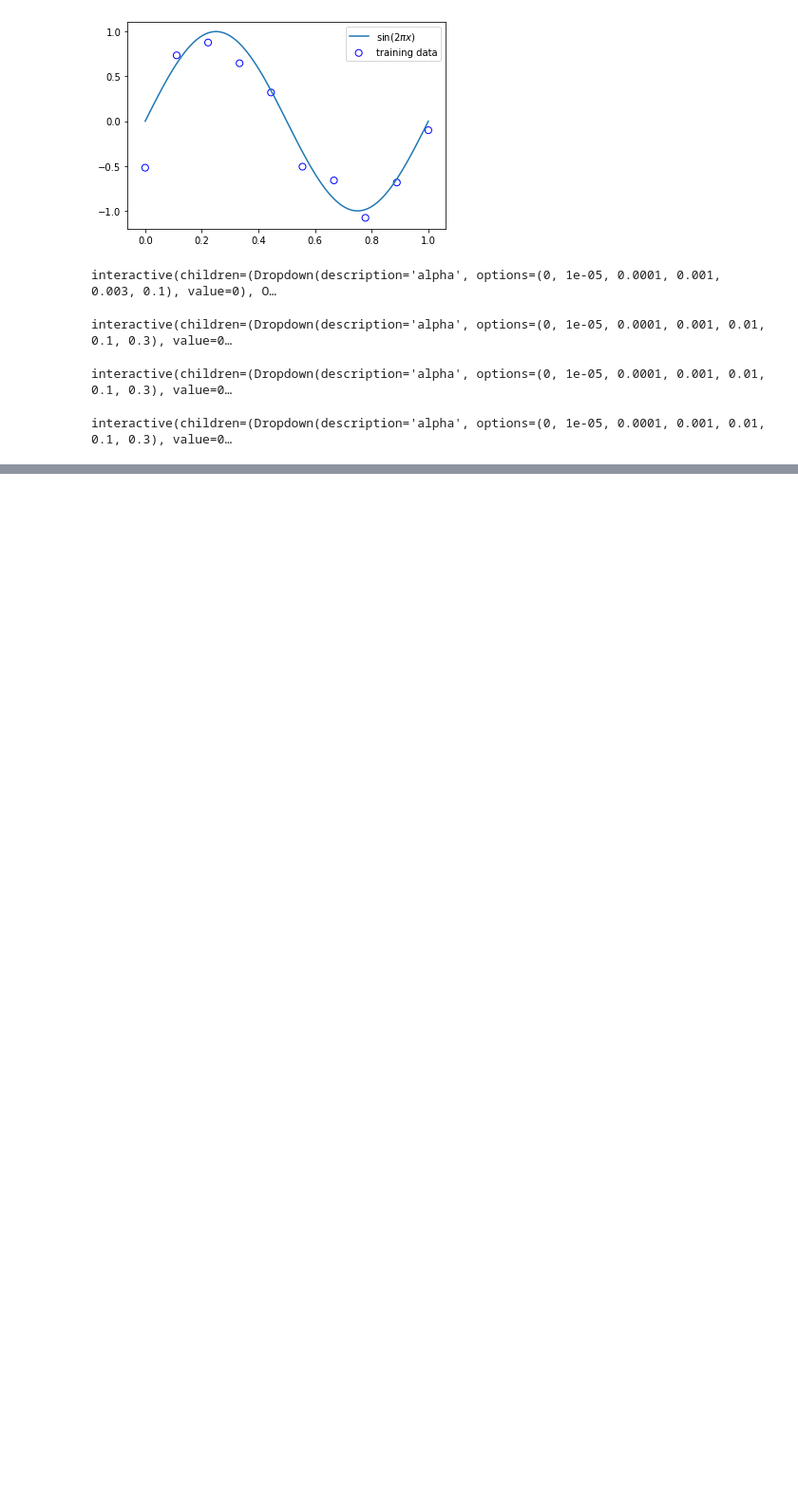
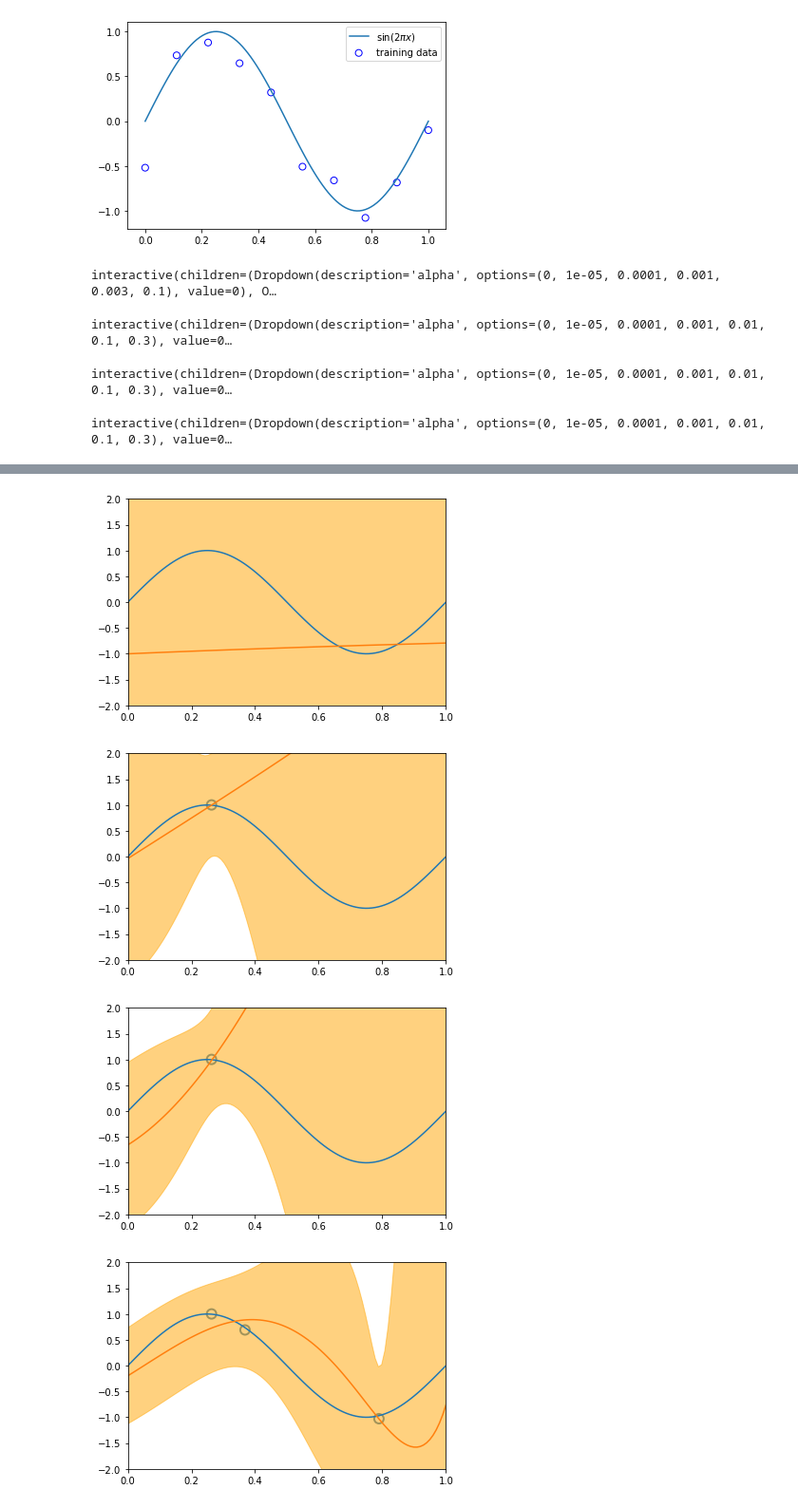
Before and after one commit to enghinomer/ML, a Jupyter notebook: Ch3.ipynb, the cells around one changed output, grey strips where cells are left out. Shown: that part at 95% size. Saved outputs shown, nothing was run; the diff lists cells and outputs as text; code cells hidden in the pictures; blank space fills up the shorter version.

```diff
--- a/Ch3.ipynb
+++ b/Ch3.ipynb
@@ -193,0 +307,30 @@ res2 = minimize(costFunctionReg, initial_theta, args=(C, XX, y), method=None, ja
+# %%
+x_train, y_train = create_toy_data(sinusoidal, 20, 0.1, [-1, 1])
+x_test = np.linspace(0, 1, 100)
+y_test = sinusoidal(x_test)
+
+X_train = PolynomialFeatures(11).fit_transform(x_train.reshape(-1,1))
+X_test = PolynomialFeatures(11).fit_transform(x_test.reshape(-1,1))
+# %%
+alpha = 1e-3
+beta = 2
+mean_prev, precision_prev = np.zeros(np.size(X_train, 1)), alpha * np.eye(np.size(X_train, 1))
+for begin, end in [[0, 1], [1, 2], [2, 4], [4, 8], [8, 25]]:
+    w_mean, w_precision, w_cov = bayesianLinearRegression(X_train[begin: end], y_train[begin: end], mean_prev, precision_prev, beta)
+    y = X_test @ w_mean
+    y_var = 1 / beta + np.sum(X_test @ w_cov * X_test, axis=1)
+    y_std = np.sqrt(y_var)
+    plt.scatter(x_train[:end], y_train[:end], s=100, facecolor="none", edgecolor="steelblue", lw=2)
+    plt.plot(x_test, y_test)
+    plt.plot(x_test, y)
+    plt.fill_between(x_test, y - y_std, y + y_std, color="orange", alpha=0.5)
+    plt.xlim(0, 1)
+    plt.ylim(-2, 2)
+    plt.show()
+    mean_prev = w_mean
+    precision_prev = w_precision
+# %% [output]
+[figure, added]
+[figure, added]
+[figure, added]
+[figure, added]
```
Also changed, not shown: parts of 19 cells of this notebook.
